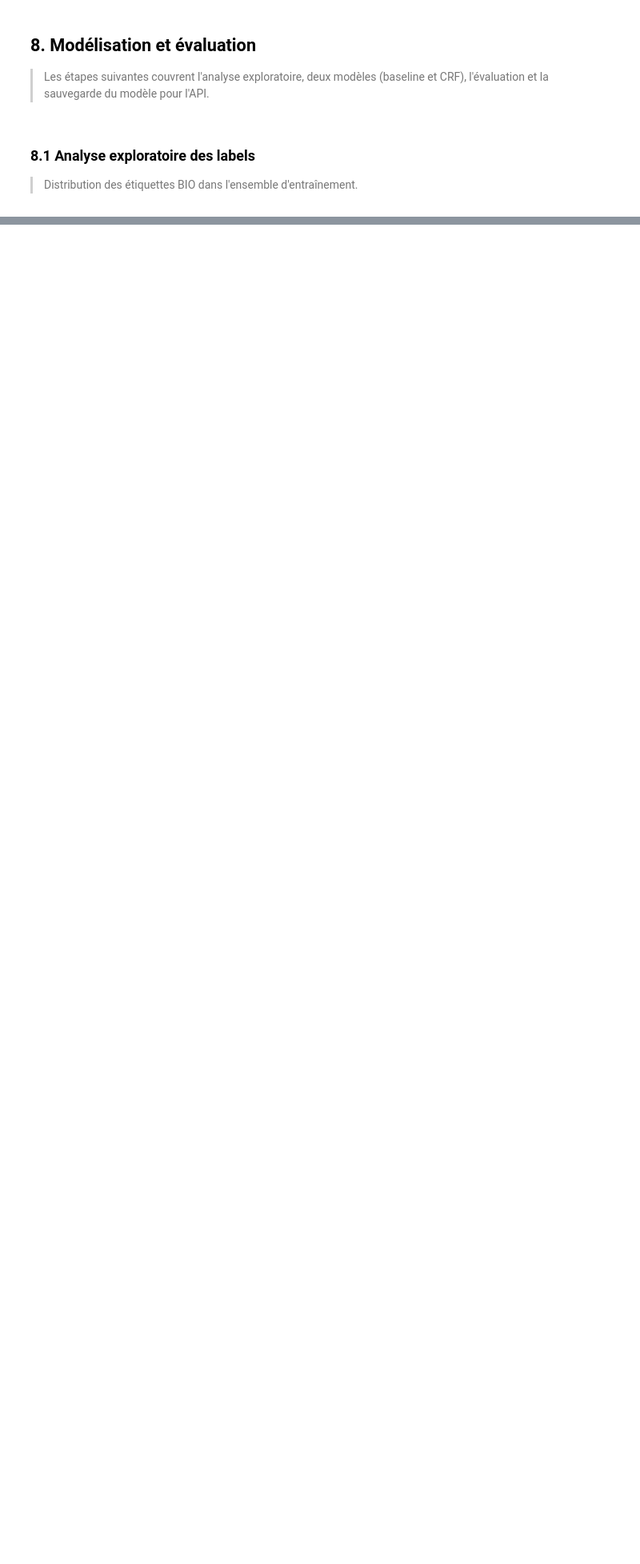
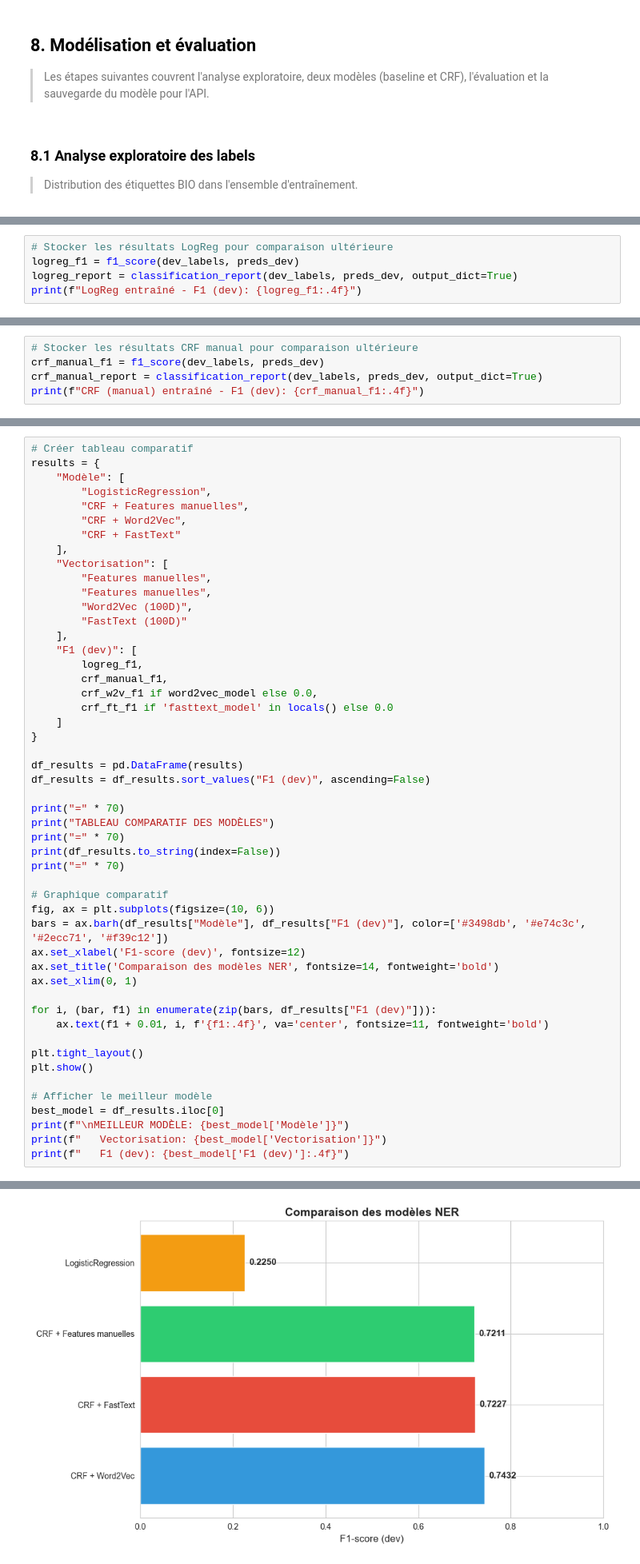
Before and after one commit to Badji-M/NLP, a Jupyter notebook: notebook/NER.ipynb, the cells around one changed output, grey strips where cells are left out. Shown at 80% size. Drawn from its saved outputs; the diff is of its cells as text; blank space fills up the shorter version.

```diff
--- a/notebook/NER.ipynb
+++ b/notebook/NER.ipynb
@@ -267,3 +670,8 @@ AerospaceManufacturer       0.12      0.91      0.21        11
          weighted avg       0.44      0.57      0.46      2209
 
 ============================================================
+# %%
+# Stocker les résultats LogReg pour comparaison ultérieure
+logreg_f1 = f1_score(dev_labels, preds_dev)
+logreg_report = classification_report(dev_labels, preds_dev, output_dict=True)
+print(f"LogReg entraîné - F1 (dev): {logreg_f1:.4f}")
@@ -269,0 +717,5 @@ AerospaceManufacturer       0.12      0.91      0.21        11
+# %%
+# Stocker les résultats CRF manual pour comparaison ultérieure
+crf_manual_f1 = f1_score(dev_labels, preds_dev)
+crf_manual_report = classification_report(dev_labels, preds_dev, output_dict=True)
+print(f"CRF (manual) entraîné - F1 (dev): {crf_manual_f1:.4f}")
@@ -325,0 +826,51 @@ Model saved to ..\models\ner_model.joblib
+# %%
+# Créer tableau comparatif
+results = {
+    "Modèle": [
+        "LogisticRegression",
+        "CRF + Features manuelles",
+        "CRF + Word2Vec",
+        "CRF + FastText"
+    ],
+    "Vectorisation": [
+        "Features manuelles",
+        "Features manuelles",
+        "Word2Vec (100D)",
+        "FastText (100D)"
+    ],
+    "F1 (dev)": [
+        logreg_f1,
+        crf_manual_f1,
+        crf_w2v_f1 if word2vec_model else 0.0,
+        crf_ft_f1 if 'fasttext_model' in locals() else 0.0
+    ]
+}
+
+df_results = pd.DataFrame(results)
+df_results = df_results.sort_values("F1 (dev)", ascending=False)
+
+print("=" * 70)
+print("TABLEAU COMPARATIF DES MODÈLES")
+print("=" * 70)
+print(df_results.to_string(index=False))
+print("=" * 70)
+
+# Graphique comparatif
+fig, ax = plt.subplots(figsize=(10, 6))
+bars = ax.barh(df_results["Modèle"], df_results["F1 (dev)"], color=['#3498db', '#e74c3c', '#2ecc71', '#f39c12'])
+ax.set_xlabel('F1-score (dev)', fontsize=12)
+ax.set_title('Comparaison des modèles NER', fontsize=14, fontweight='bold')
+ax.set_xlim(0, 1)
+
+for i, (bar, f1) in enumerate(zip(bars, df_results["F1 (dev)"])):
+    ax.text(f1 + 0.01, i, f'{f1:.4f}', va='center', fontsize=11, fontweight='bold')
+
+plt.tight_layout()
+plt.show()
+
+# Afficher le meilleur modèle
+best_model = df_results.iloc[0]
+print(f"\nMEILLEUR MODÈLE: {best_model['Modèle']}")
+print(f"   Vectorisation: {best_model['Vectorisation']}")
+print(f"   F1 (dev): {best_model['F1 (dev)']:.4f}")
+# %% [output]
@@ -325,0 +886 @@ Model saved to ..\models\ner_model.joblib
+[figure, added]
```
Also changed, not shown: parts of 41 cells of this notebook, 17 other files.
